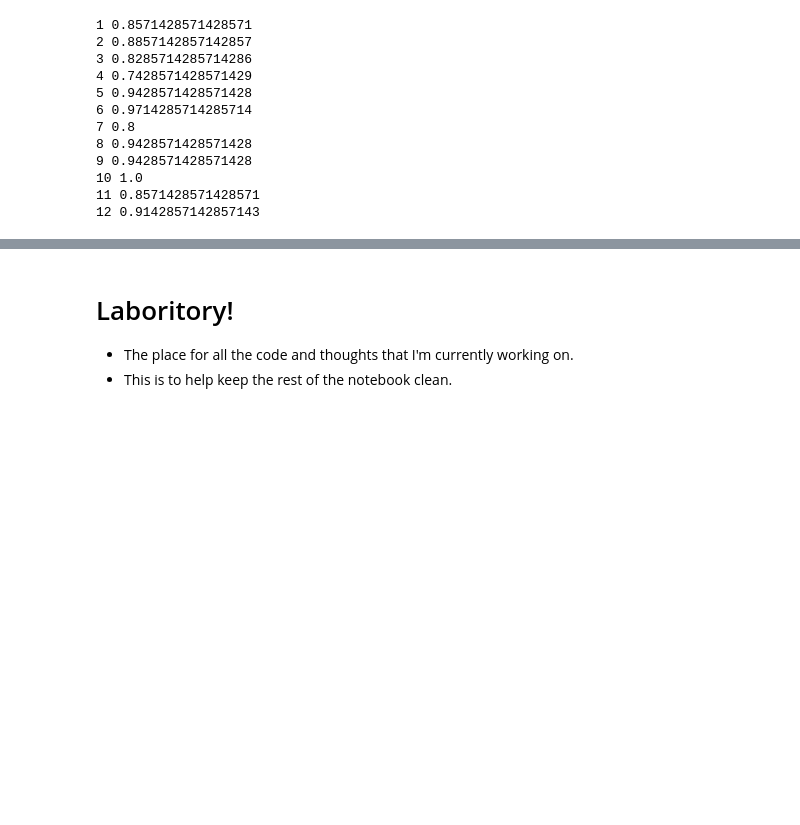
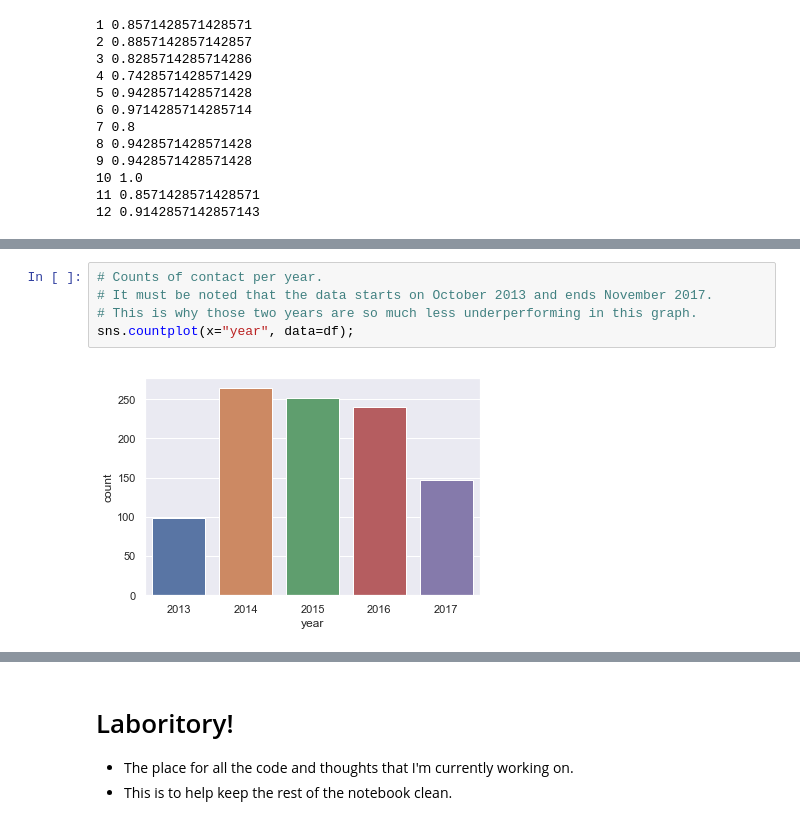
Before and after one commit to TerraJRiley/Client_Contact_Month, a Jupyter notebook: Spreadsheet_Analysis_Response.ipynb, the cells around one changed output, grey strips where cells are left out. Saved outputs shown, nothing was run; the diff lists cells and outputs as text; blank space fills up the shorter version.

```diff
--- a/Spreadsheet_Analysis_Response.ipynb
+++ b/Spreadsheet_Analysis_Response.ipynb
@@ -117,0 +119,7 @@ Answer:
+# %%
+# Counts of contact per year.
+# It must be noted that the data starts on October 2013 and ends November 2017.
+# This is why those two years are so much less underperforming in this graph.
+sns.countplot(x="year", data=df);
+# %% [output]
+[figure, added]
```
Also changed, not shown: parts of 20 cells of this notebook, 1 other file.
